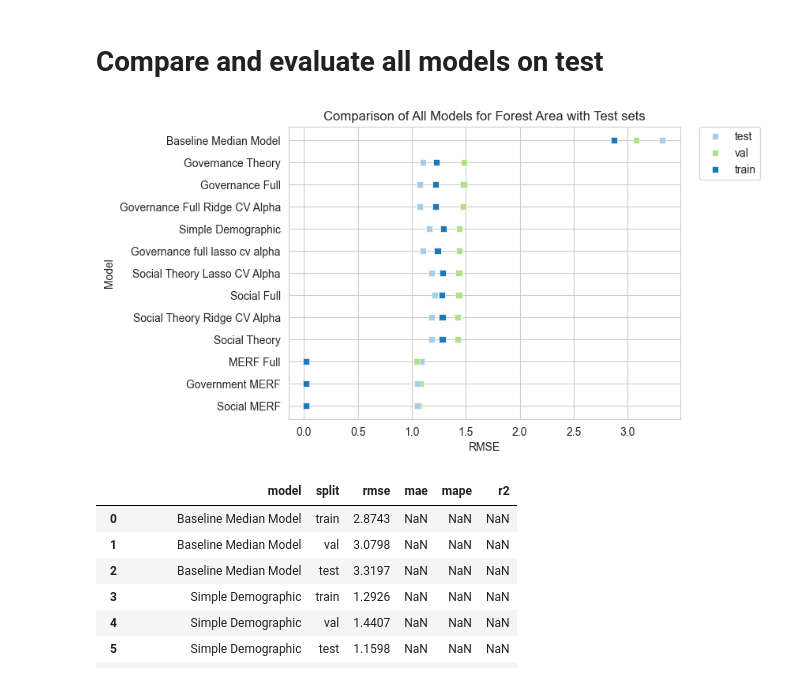
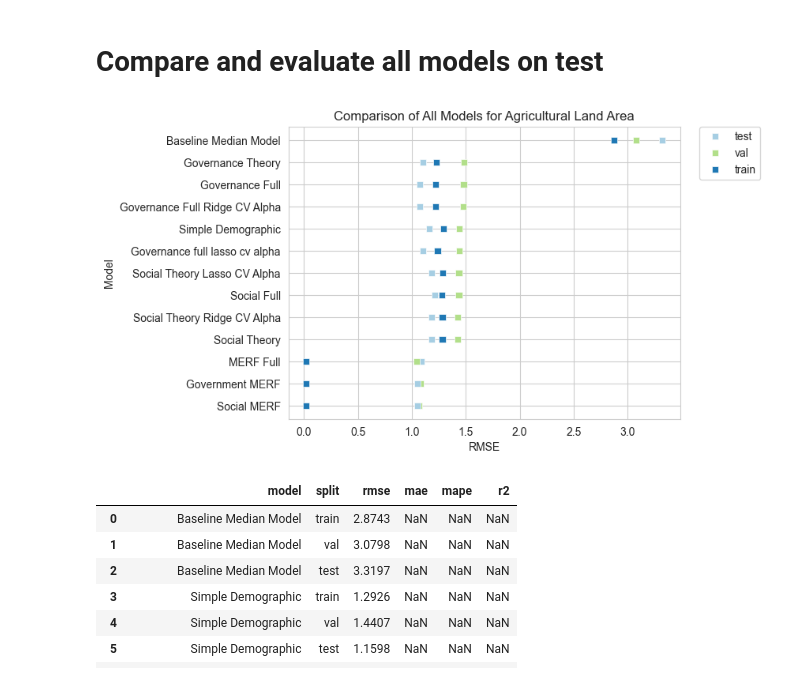
Before and after one commit to marcbarc19/DataScienceExam, a Jupyter notebook: agricultural_land-modelling.ipynb, the cells around one changed output. Saved outputs shown, nothing was run; the diff lists cells and outputs as text; code cells hidden in the pictures.

```diff
--- a/agricultural_land-modelling.ipynb
+++ b/agricultural_land-modelling.ipynb
@@ -1716,7 +1724,7 @@ lasso_reg = lasso.fit(X_train_selected, y_train)
 
 #reg = LinearRegression().fit(X_train_selected, y_train)
 
-model = 'Governance full lasso cv alpha'
+model = 'Governance Full Lasso CV Alpha'
 
 for x,y,nsplit in zip([X_train, X_val, X_test],
                     [y_train, y_val, y_test],
@@ -1775,18 +1783,18 @@ plt.show()
 # %%
 
 sns.set_style('whitegrid')
 sns.scatterplot(data=perf_df.sort_values(by='rmse', ascending=False),
                 y='model',
                 x='rmse',
                 marker='s',
                 hue='split', palette=my_palette)
 plt.legend(bbox_to_anchor=(1.05, 1), loc=2, borderaxespad=0.)
-plt.title('Comparison of All Models for Forest Area with Test sets')
+plt.title('Comparison of All Models for Agricultural Land Area')
 plt.ylabel('Model')
 plt.xlabel('RMSE')
 plt.show()
 # %% [output]
-[figure, old version]
+[figure, new version]
 # %%
 display(perf_df)
 # %% [output]
```
Also changed, not shown: parts of 2 cells of this notebook, 1 other file.
